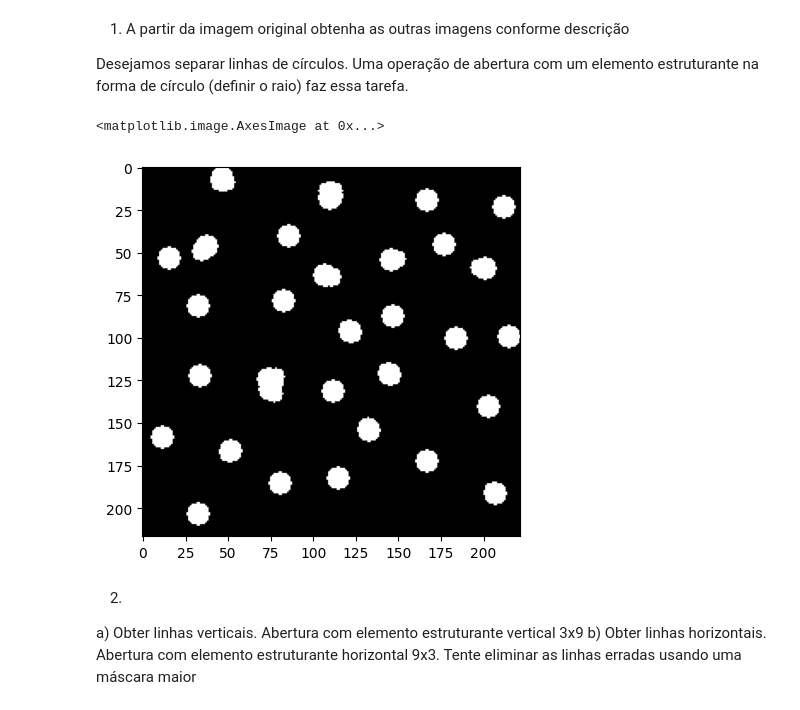
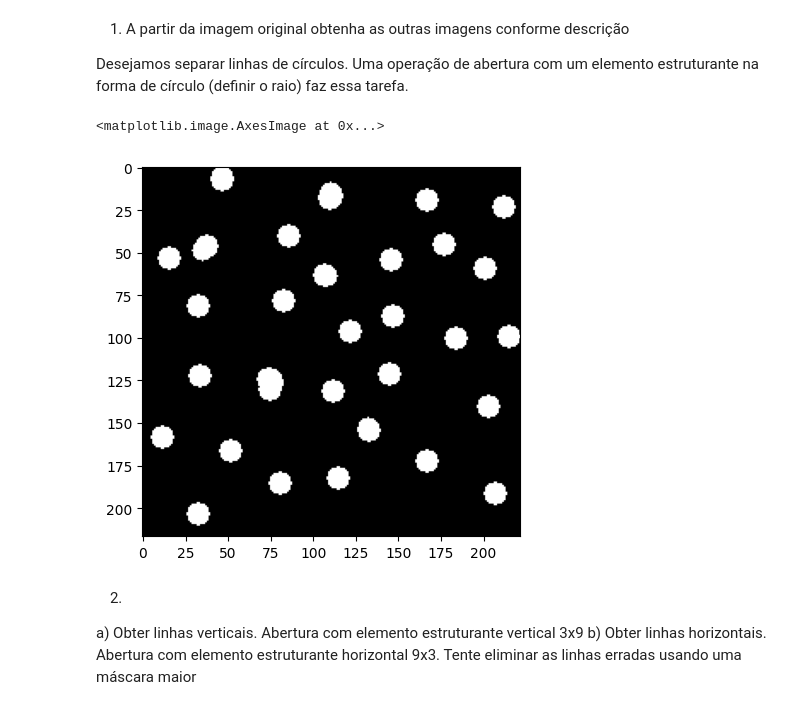
Before and after one commit to NicNaves/gsi058_t1_nicolasnaves, a Jupyter notebook: Lab07 - Mathematical Morphology/lab07.ipynb, the cells around one changed output. Saved outputs shown, nothing was run; the diff lists cells and outputs as text; code cells hidden in the pictures.

```diff
--- a/Lab07 - Mathematical Morphology/lab07.ipynb
+++ b/Lab07 - Mathematical Morphology/lab07.ipynb
@@ -11,7 +11,7 @@ Desejamos separar linhas de círculos. Uma operação de abertura com um element
 img1 = cv2.imread("art3.png", cv2.IMREAD_GRAYSCALE)
 
 def erode(img, kernel):
-    # Define as dimensões da imagem e do kernel
+    # Define as dimensões da imagem e do elementro estruturante
     rows, cols = img.shape
     krows, kcols = kernel.shape
 
@@ -21,13 +21,13 @@ def erode(img, kernel):
     # Percorre cada pixel da imagem
     for i in range(rows):
         for j in range(cols):
-            # Inicializa o valor mínimo encontrado
+            # Inicializa o valor mínimo
             min_value = 255
 
-            # Percorre cada pixel do kernel
+            # Percorre cada pixel do elemento estruturante
             for ki in range(krows):
                 for kj in range(kcols):
-                    # Calcula as coordenadas do pixel no kernel
+                    # Calcula as coordenadas do pixel no estruturante
                     krow = ki - krows // 2
                     kcol = kj - kcols // 2
 
@@ -46,7 +46,7 @@ def erode(img, kernel):
 
 
 def dilate(img, kernel):
-    # Define as dimensões da imagem e do kernel
+    # Define as dimensões da imagem e do estruturante
     rows, cols = img.shape
     krows, kcols = kernel.shape
 
@@ -56,45 +56,45 @@ def dilate(img, kernel):
     # Percorre cada pixel da imagem
     for i in range(rows):
         for j in range(cols):
-            # Inicializa o valor máximo encontrado
+            # Inicializa o valor máximo
             max_value = 0
 
-            # Percorre cada pixel do kernel
+            # Percorre cada pixel do elemento estruturante
             for ki in range(krows):
                 for kj in range(kcols):
-                    # Calcula as coordenadas do pixel no kernel
+                    # Calcula as coordenadas do pixel do elemento estruturante
                     krow = ki - krows // 2
                     kcol = kj - kcols // 2
 
                     # Verifica se o pixel está dentro da imagem
                     if (i + krow) >= 0 and (i + krow) < rows and \
                        (j + kcol) >= 0 and (j + kcol) < cols:
                         # Verifica se o pixel é um elemento do kernel
                         if kernel[ki][kj] == 1:
                             # Atualiza o valor máximo encontrado
                             max_value = max(max_value, img[i + krow][j + kcol])
 
             # Define o valor do pixel na imagem resultante
             img_dilate[i][j] = max_value
 
     return img_dilate
 
 
 # Define o tamanho do elemento estruturante
-radius = 5
+radius = 6
 kernel = np.zeros((2*radius+1, 2*radius+1), dtype=np.uint8)
 cv2.circle(kernel, (radius, radius), radius, 1, -1)
 
 # Aplica a operação de abertura
 img_erode = erode(img1, kernel)
-img_open = dilate(img_erode, kernel)
+img_aberta = dilate(img_erode, kernel)
 
 
-# Exibir a imagem resultante com os círculos
-plt.imshow(img_open, cmap='gray', vmin=0, vmax=255)
+# Mostrar resultados
+plt.imshow(img_aberta, cmap='gray', vmin=0, vmax=255)
 # %% [output]
 <matplotlib.image.AxesImage at 0x...>
-[figure, old version]
+[figure, new version]
 # %% [markdown]
 2)
 
```
Also changed, not shown: parts of 3 cells of this notebook.
